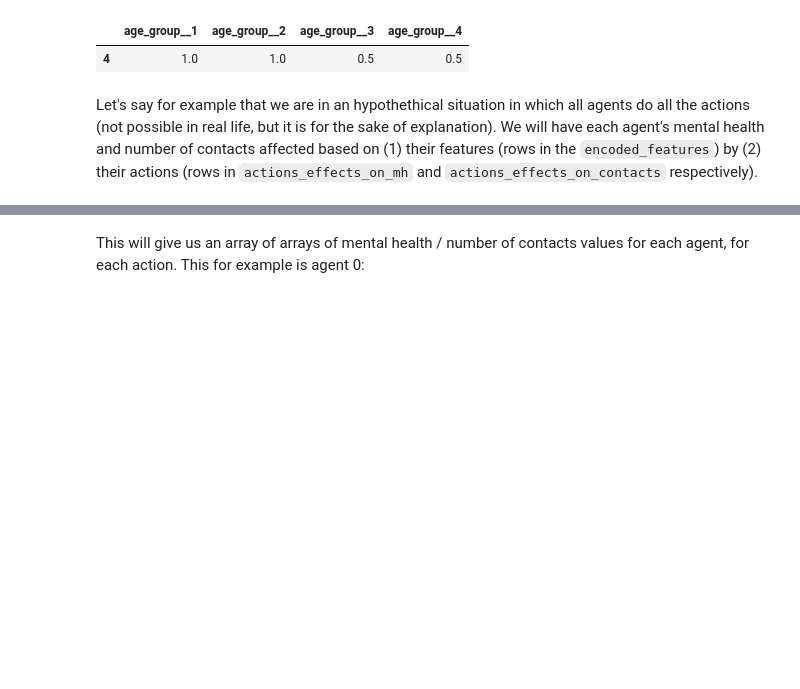
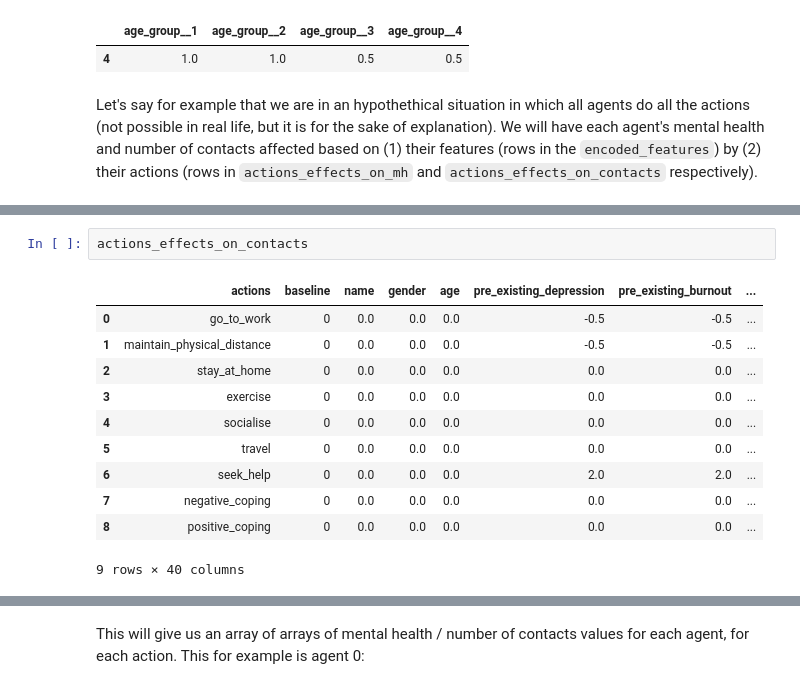
Before and after one commit to covid19ABM/comma, a Jupyter notebook: examples/tutorial.ipynb, the cells around one changed output, grey strips where cells are left out. Drawn from its saved outputs; the diff is of its cells as text; blank space fills up the shorter version.

```diff
--- a/examples/tutorial.ipynb
+++ b/examples/tutorial.ipynb
@@ -175,0 +246,14 @@ Let's say for example that we are in an hypothethical situation in which all age
+# %%
+actions_effects_on_contacts
+# %% [output]
+|  | actions | baseline | name | gender | age | pre_existing_depression | pre_existing_burnout | ... |
+| 0 | go_to_work | 0 | 0.0 | 0.0 | 0.0 | -0.5 | -0.5 | ... |
+| 1 | maintain_physical_distance | 0 | 0.0 | 0.0 | 0.0 | -0.5 | -0.5 | ... |
+| 2 | stay_at_home | 0 | 0.0 | 0.0 | 0.0 | 0.0 | 0.0 | ... |
+| 3 | exercise | 0 | 0.0 | 0.0 | 0.0 | 0.0 | 0.0 | ... |
+| 4 | socialise | 0 | 0.0 | 0.0 | 0.0 | 0.0 | 0.0 | ... |
+| 5 | travel | 0 | 0.0 | 0.0 | 0.0 | 0.0 | 0.0 | ... |
+| 6 | seek_help | 0 | 0.0 | 0.0 | 0.0 | 2.0 | 2.0 | ... |
+| 7 | negative_coping | 0 | 0.0 | 0.0 | 0.0 | 0.0 | 0.0 | ... |
+| 8 | positive_coping | 0 | 0.0 | 0.0 | 0.0 | 0.0 | 0.0 | ... |
+9 rows × 40 columns
```
Also changed, not shown: parts of 18 cells of this notebook, 5 other files.
